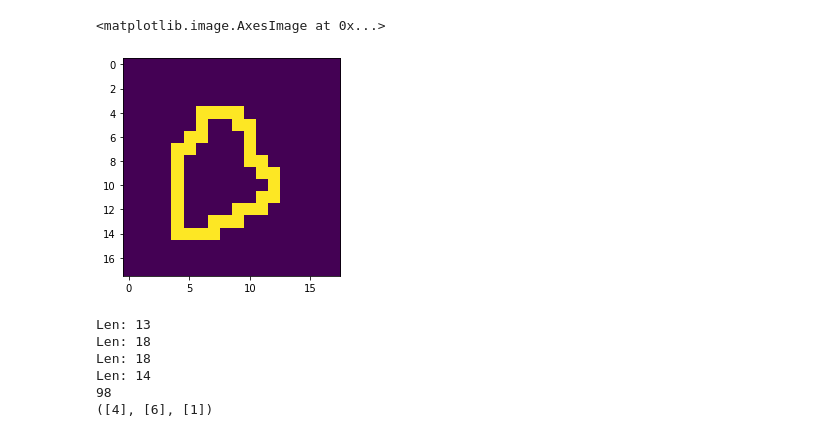
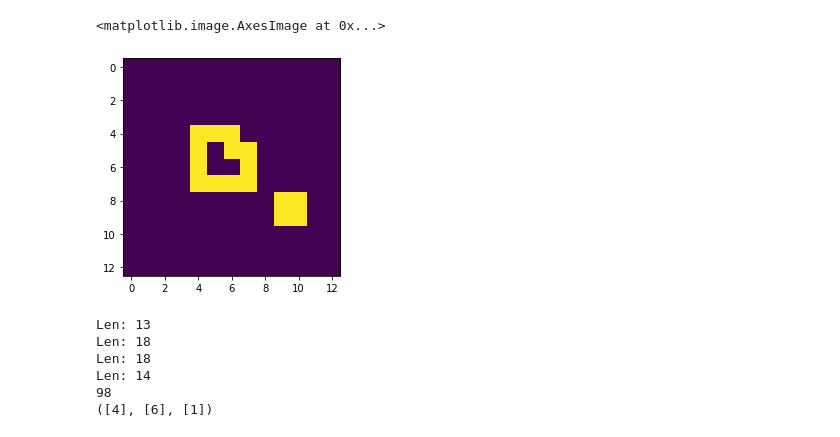
Before and after one commit to mestermarc/Orvosi-kepfeldolgozas, a Jupyter notebook: Programs/internal_segment/3d_fitting.ipynb, the cells around one changed output. Drawn from its saved outputs; the diff is of its cells as text; code cells hidden in the pictures.

Commit message:
ADD plotting extras, excentricity calcuation

```diff
--- a/Programs/internal_segment/3d_fitting.ipynb
+++ b/Programs/internal_segment/3d_fitting.ipynb
@@ -12,7 +12,7 @@ one = np.array([[0, 0, 0, 0, 0, 0, 0, 0, 0, 0, 0, 0, 0],
         [0, 0, 0, 0, 0, 1, 1, 1, 0, 0, 0, 0, 0],
         [0, 0, 0, 0, 0, 1, 1, 1, 0, 0, 0, 0, 0],
         [0, 0, 0, 0, 0, 0, 0, 0, 0, 0, 0, 0, 0],
-        [0, 0, 0, 0, 0, 0, 0, 0, 0, 0, 0, 0, 0],
+        [0, 0, 0, 0, 0, 0, 0, 0, 0, 0, 1, 0, 0],
         [0, 0, 0, 0, 0, 0, 0, 0, 0, 0, 0, 0, 0],
         [0, 0, 0, 0, 0, 0, 0, 0, 0, 0, 0, 0, 0],
         [0, 0, 0, 0, 0, 0, 0, 0, 0, 0, 0, 0, 0]])
@@ -105,10 +131,10 @@ print(len(edges))
 [figure]
 4
 # %%
-plt.imshow(edges[1])
+plt.imshow(edges[0])
 # %% [output]
 <matplotlib.image.AxesImage at 0x...>
-[figure, old version]
+[figure, new version]
 # %%
 pontfelho = []
 slicecounter = 0
```
Also changed, not shown: parts of 3 cells of this notebook, 3 other files.
